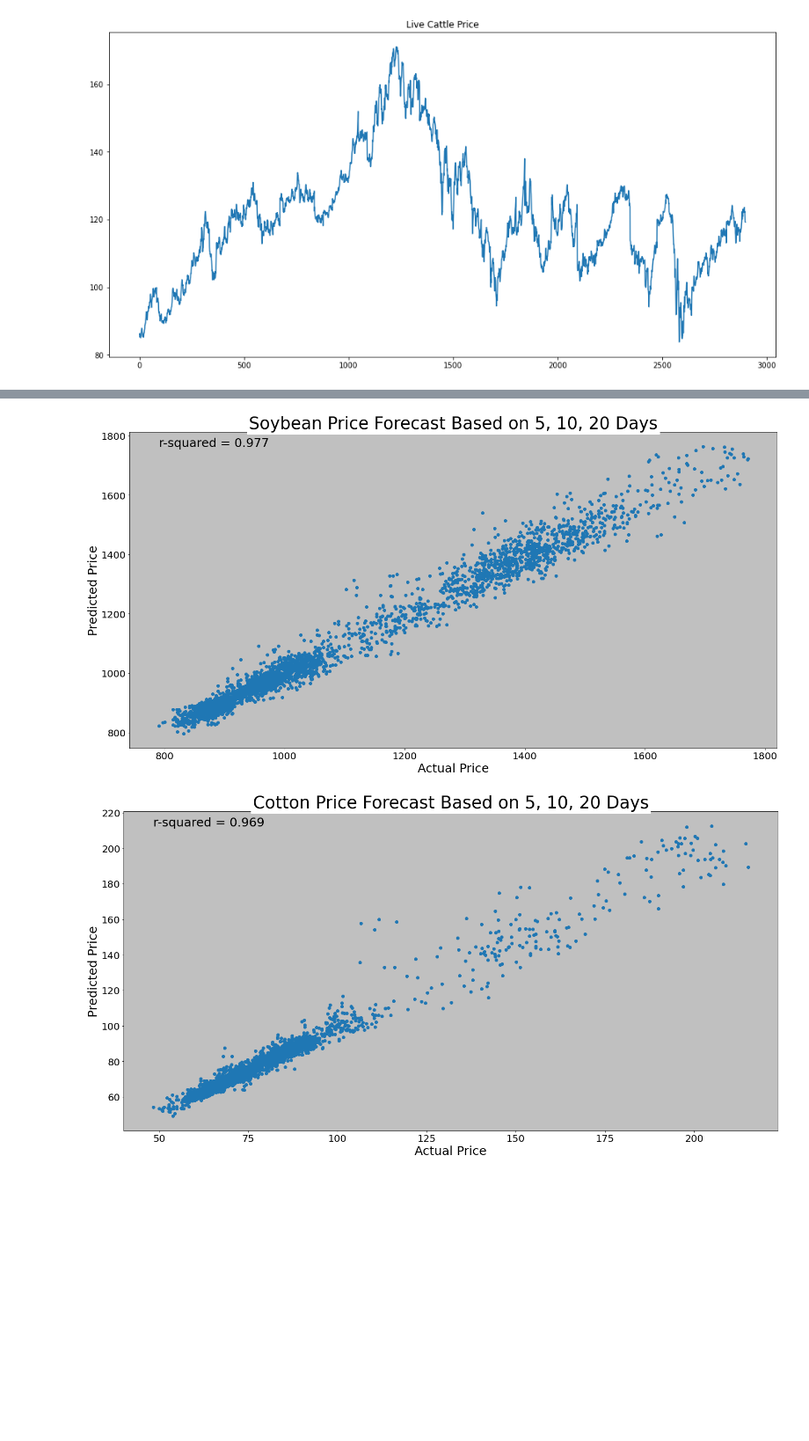
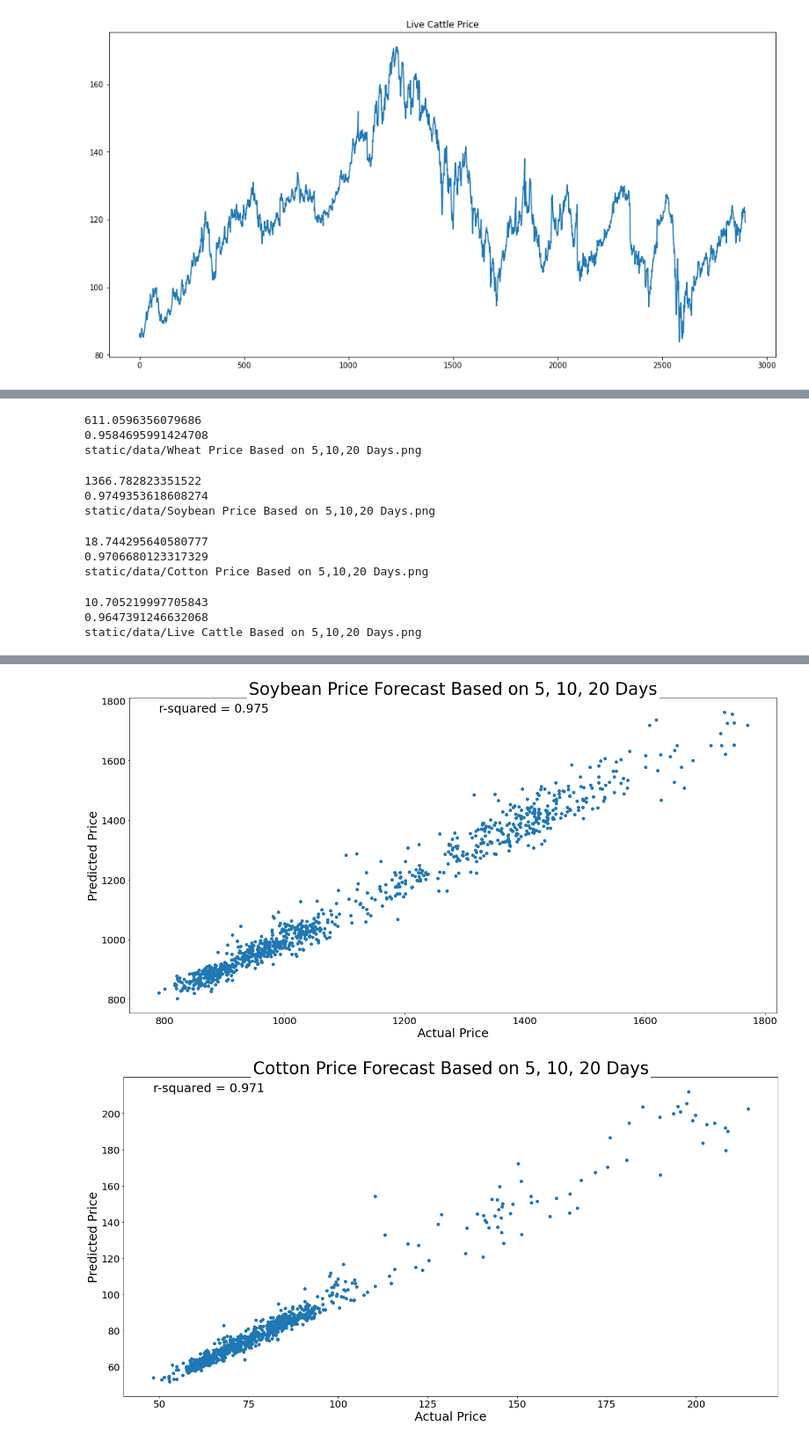
Before and after one commit to FabulousErin/Project_2, a Jupyter notebook: Prediction_Price_ML-Time Lag-Copy1.ipynb, the cells around one changed output, grey strips where cells are left out. Shown at 88% size. Cells and saved outputs as stored; diff of their text form; code cells hidden in the pictures; blank space fills up the shorter version.

```diff
--- a/Prediction_Price_ML-Time Lag-Copy1.ipynb
+++ b/Prediction_Price_ML-Time Lag-Copy1.ipynb
@@ -154,6 +174,7 @@ soybean_df["Soybean Price Lag 1"]= soybean_df['Soybean Price'].shift(1)
 soybean_df["Soybean Price Lag 5"]= soybean_df['Soybean Price'].shift(5)
 soybean_df["Soybean Price Lag 10"]= soybean_df['Soybean Price'].shift(10)
 soybean_df["Soybean Price Lag 20"]= soybean_df['Soybean Price'].shift(20)
+soybean_df["Soybean Price Up-Down"]= (soybean_df['Soybean Price Lag 1']>soybean_df['Soybean Price']).astype(int)
 soybean_df.dropna(inplace=True)
 soybean_df
 # %% [output]
@@ -176,6 +197,7 @@ cotton_df["Cotton Price Lag 1"]= cotton_df['Cotton Price'].shift(1)
 cotton_df["Cotton Price Lag 5"]= cotton_df['Cotton Price'].shift(5)
 cotton_df["Cotton Price Lag 10"]= cotton_df['Cotton Price'].shift(10)
 cotton_df["Cotton Price Lag 20"]= cotton_df['Cotton Price'].shift(20)
+cotton_df["Cotton Price Up-Down"]= (cotton_df['Cotton Price Lag 1']>cotton_df['Cotton Price']).astype(int)
 cotton_df.dropna(inplace=True)
 cotton_df
 # %% [output]
@@ -198,6 +220,7 @@ cattle_df["Live Cattle Price Lag 1"]= cattle_df['Live Cattle'].shift(1)
 cattle_df["Live Cattle Price Lag 5"]= cattle_df['Live Cattle'].shift(5)
 cattle_df["Live Cattle Price Lag 10"]= cattle_df['Live Cattle'].shift(10)
 cattle_df["Live Cattle Price Lag 20"]= cattle_df['Live Cattle'].shift(20)
+cattle_df["Live Cattle Up-Down"]= (cattle_df['Live Cattle Price Lag 1']>cattle_df['Live Cattle']).astype(int)
 cattle_df.dropna(inplace=True)
 cattle_df
 # %% [output]
@@ -231,23 +257,22 @@ for x in range(len(data_frame_list)):
         # Fit to model
     model.fit(X_train, Y_train)
         # predict
-    predictions = model.predict(X)
-    print(mean_squared_error(Y, predictions))
+    predictions = model.predict(X_validation)
+    print(mean_squared_error(Y_validation, predictions))
 
         # %matplotlib inline
     fig= plt.figure(figsize=(24,12))
 
     plt.xticks(fontsize = 20)
     plt.yticks(fontsize = 20)
-    plt.scatter(Y,predictions)
+    plt.scatter(Y_validation,predictions)
     plt.xlabel("Actual Price", fontsize=25)
     plt.ylabel("Predicted Price", fontsize=25)
     ax = plt.axes()
     ax.set_facecolor('#FFFFFF')
     plt.title(f"{commodity_list[x]} Forecast Based on Previous Day's Price", fontsize=35, backgroundcolor='white')
-    plt.rcParams['axes.facecolor'] = 'silver'
-    plt.text(data_frame_list[x][commodity_list[x]].min(),predictions.max(),"r-squared = {:.3f}".format(r2_score(Y, predictions)), fontsize=25)
-    print(r2_score(Y,predictions))
+    plt.text(data_frame_list[x][commodity_list[x]].min(),predictions.max(),"r-squared = {:.3f}".format(r2_score(Y_validation, predictions)), fontsize=25)
+    print(r2_score(Y_validation,predictions))
 
     path_to_save = 'static/data/' + (f'{commodity_list[x]} Based on Previous Day.png')
     plt.savefig(path_to_save)
@@ -276,21 +301,23 @@ for x in range(len(data_frame_list)):
         # Fit to model
     model.fit(X_train, Y_train)
         # predict
-    predictions = model.predict(X)
-    print(mean_squared_error(Y, predictions))
+    predictions = model.predict(X_validation)
+    print(mean_squared_error(Y_validation, predictions))
 
         # %matplotlib inline
     fig= plt.figure(figsize=(24,12))
 
     plt.xticks(fontsize = 20)
     plt.yticks(fontsize = 20)
-    plt.scatter(Y,predictions)
+    plt.scatter(Y_validation,predictions)
     plt.xlabel("Actual Price", fontsize=25)
     plt.ylabel("Predicted Price", fontsize=25)
+    ax = plt.axes()
+    ax.set_facecolor('#FFFFFF')
     plt.title(f"{commodity_list[x]} Forecast Based on 5, 10, 20 Days", fontsize=35, backgroundcolor='white')
     plt.rcParams['axes.facecolor'] = 'silver'
-    plt.text(data_frame_list[x][commodity_list[x]].min(),predictions.max(),"r-squared = {:.3f}".format(r2_score(Y, predictions)), fontsize=25)
-    print(r2_score(Y,predictions))
+    plt.text(data_frame_list[x][commodity_list[x]].min(),predictions.max(),"r-squared = {:.3f}".format(r2_score(Y_validation, predictions)), fontsize=25)
+    print(r2_score(Y_validation,predictions))
 
     custom_path = 'static/data/' + (f'{commodity_list[x]} Based on 5,10,20 Days.png')
     print(custom_path)
@@ -314,0 +330,12 @@ static/data/Live Cattle Based on 5,10,20 Days.png
+611.0596356079686
+0.9584695991424708
+static/data/Wheat Price Based on 5,10,20 Days.png
+1366.782823351522
+0.9749353618608274
+static/data/Soybean Price Based on 5,10,20 Days.png
+18.744295640580777
+0.9706680123317329
+static/data/Cotton Price Based on 5,10,20 Days.png
+10.705219997705843
+0.9647391246632068
+static/data/Live Cattle Based on 5,10,20 Days.png
@@ -317,2 +344,2 @@ static/data/Live Cattle Based on 5,10,20 Days.png
-[figure, old version]
+[figure, new version]
-[figure, old version]
+[figure, new version]
```
Also changed, not shown: parts of 13 cells of this notebook, 20 other files.
